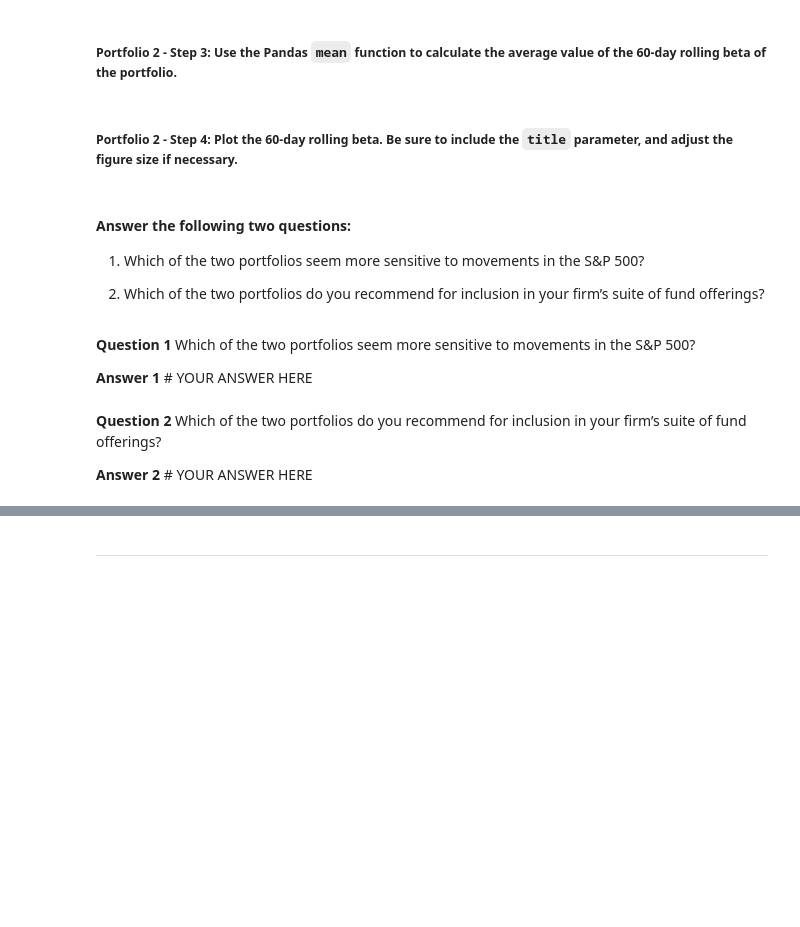
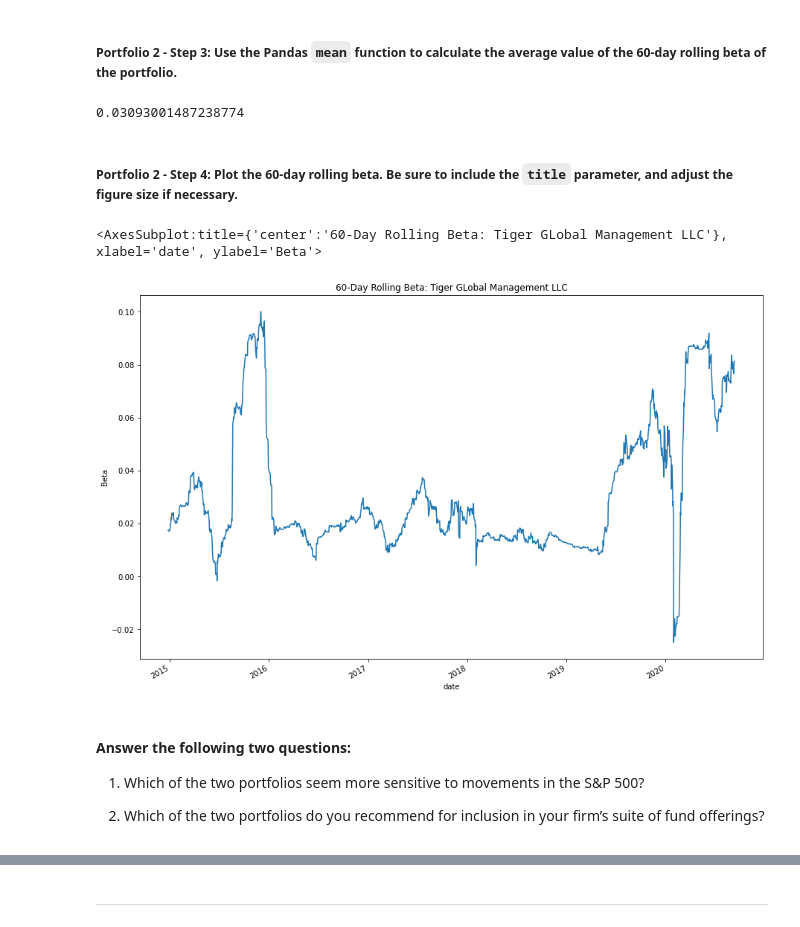
Before and after one commit to elliotlozano/portfolio_optimizer, a Jupyter notebook: risk_return_analysis.ipynb, the cells around one changed output, grey strips where cells are left out. Saved outputs shown, nothing was run; the diff lists cells and outputs as text; code cells hidden in the pictures; blank space fills up the shorter version.

```diff
--- a/risk_return_analysis.ipynb
+++ b/risk_return_analysis.ipynb
@@ -412,4 +451,6 @@ Your analysis is nearing completion. Now, you need to evaluate how the portfolio
 # %%
 # Calculate the covariance using a 60-day rolling window
 # Review the last five rows of the covariance data
-# YOUR CODE HERE
+tiger_rolling_covariance = whale_daily_returns['TIGER GLOBAL MANAGEMENT LLC'].rolling(window=60).cov(whale_daily_returns['S&P 500'])
+
+tiger_rolling_covariance.tail()
@@ -418,4 +467,6 @@ Your analysis is nearing completion. Now, you need to evaluate how the portfolio
 # %%
 # Calculate the beta based on the 60-day rolling covariance compared to the market (S&P 500)
 # Review the last five rows of the beta information
-# YOUR CODE HERE
+tiger_rolling_beta = tiger_rolling_covariance / market_rolling_variance
+
+tiger_rolling_beta.tail()
@@ -423,24 +482,25 @@ Your analysis is nearing completion. Now, you need to evaluate how the portfolio
 ##### Portfolio 2 - Step 3: Use the Pandas `mean` function to calculate the average value of the 60-day rolling beta of the portfolio.
 # %%
 # Calculate the average of the 60-day rolling beta
-# YOUR CODE HERE
+tiger_rolling_beta.mean()
+# %% [output]
+0.03093001487238774
 # %% [markdown]
 ##### Portfolio 2 - Step 4: Plot the 60-day rolling beta. Be sure to include the `title` parameter, and adjust the figure size if necessary.
 # %%
 # Plot the rolling beta
 # Include a title parameter and adjust the figure size
-# YOUR CODE HERE
+tiger_rolling_beta.plot(
+    figsize = (15,10),
+    title = '60-Day Rolling Beta: Tiger GLobal Management LLC',
+    ylabel = 'Beta'
+)
+# %% [output]
+<AxesSubplot:title={'center':'60-Day Rolling Beta: Tiger GLobal Management LLC'}, xlabel='date', ylabel='Beta'>
+[figure, added]
 # %% [markdown]
 #### Answer the following two questions:
 
 1. Which of the two portfolios seem more sensitive to movements in the S&P 500?
 
 2. Which of the two portfolios do you recommend for inclusion in your firm’s suite of fund offerings?
-# %% [markdown]
-**Question 1** Which of the two portfolios seem more sensitive to movements in the S&P 500?
-
-**Answer 1** # YOUR ANSWER HERE
-# %% [markdown]
-**Question 2** Which of the two portfolios do you recommend for inclusion in your firm’s suite of fund offerings?
-
-**Answer 2** # YOUR ANSWER HERE
```
Also changed, not shown: parts of 9 cells of this notebook.
